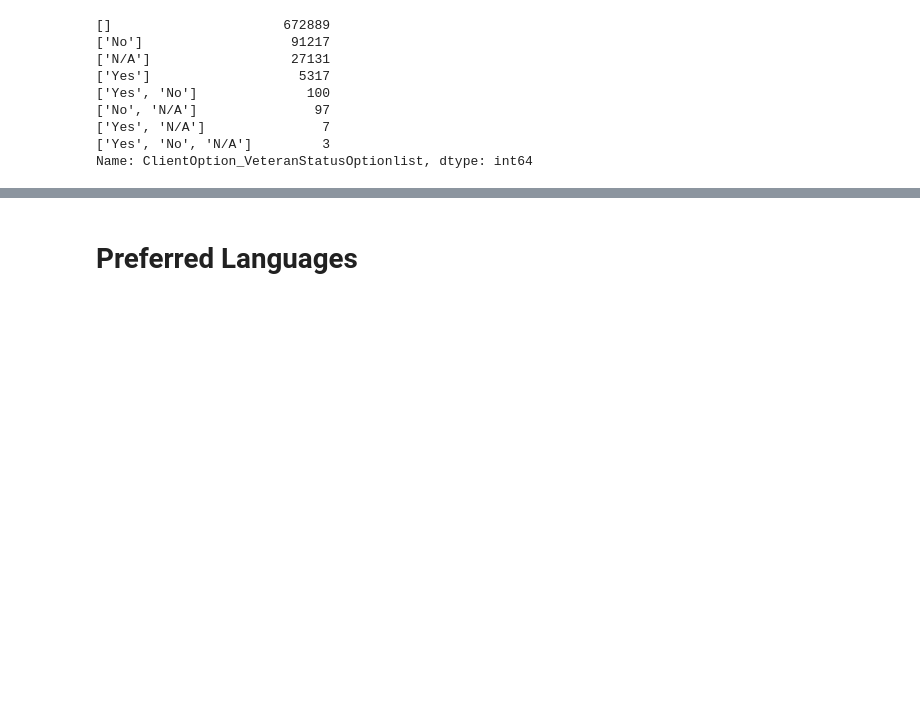
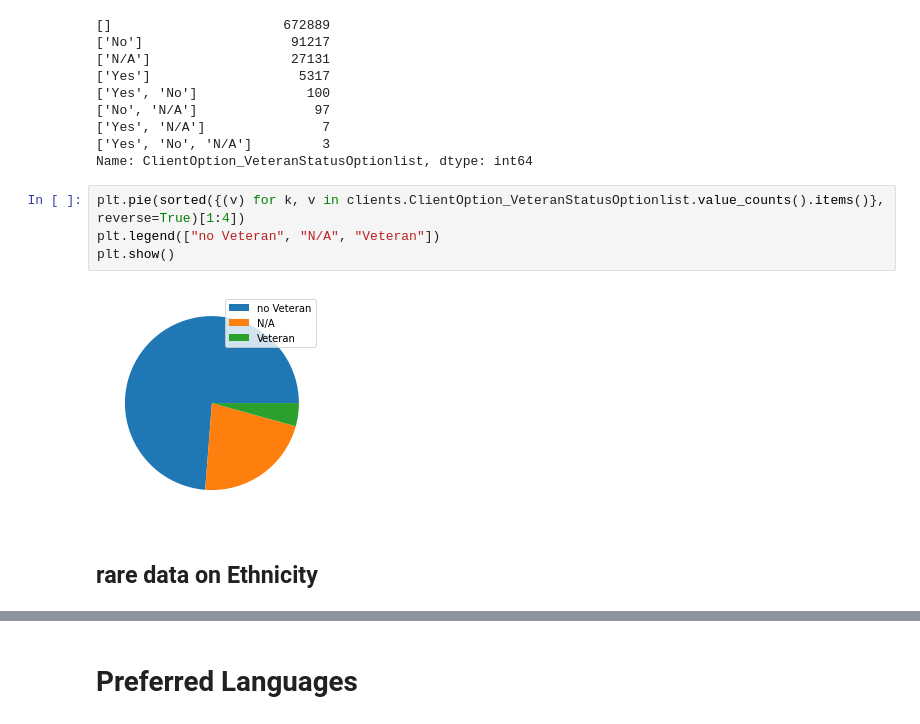
Before and after one commit to datakind/uwwi-datadive-dec-22, a Jupyter notebook: external_datasets/news/clients_eda.ipynb, the cells around one changed output, grey strips where cells are left out. Drawn from its saved outputs; the diff is of its cells as text; blank space fills up the shorter version.

Commit message:
add clients eda

```diff
--- a/external_datasets/news/clients_eda.ipynb
+++ b/external_datasets/news/clients_eda.ipynb
@@ -121,3 +152,11 @@ clients.ClientOption_VeteranStatusOptionlist.value_counts()
 ['Yes', 'N/A']               7
 ['Yes', 'No', 'N/A']         3
 Name: ClientOption_VeteranStatusOptionlist, dtype: int64
+# %%
+plt.pie(sorted({(v) for k, v in clients.ClientOption_VeteranStatusOptionlist.value_counts().items()}, reverse=True)[1:4])
+plt.legend(["no Veteran", "N/A", "Veteran"])
+plt.show()
+# %% [output]
+[figure, added]
+# %% [markdown]
+## rare data on Ethnicity
```
Also changed, not shown: parts of 33 cells of this notebook.
